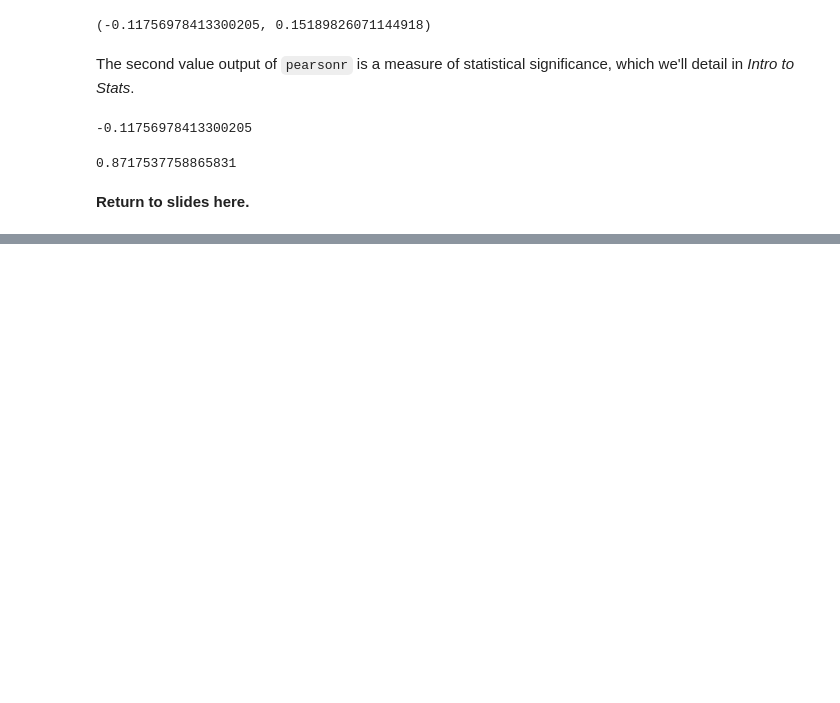
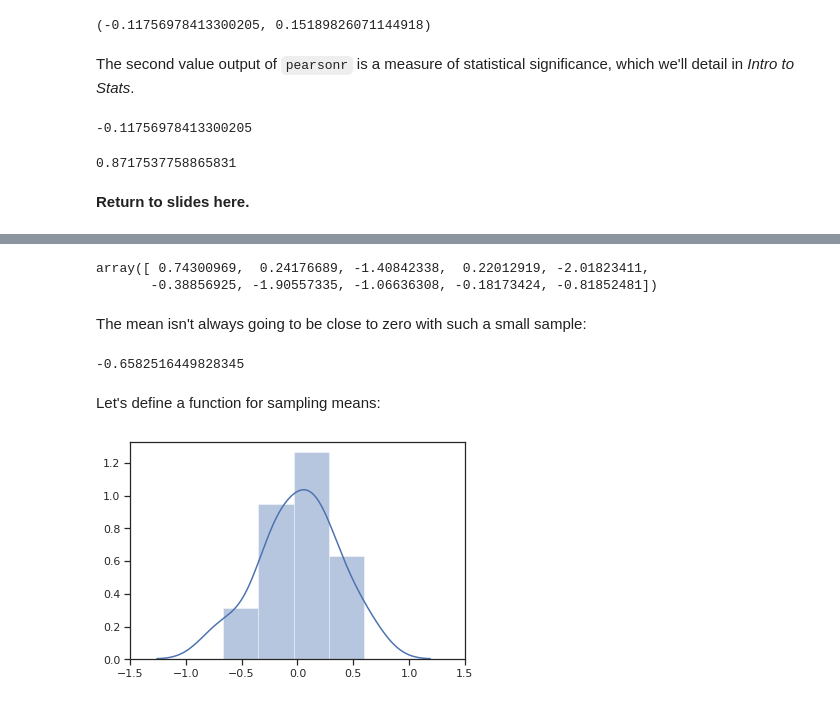
Before and after one commit to jonkrohn/ML-foundations, a Jupyter notebook: notebooks/5-probability.ipynb, the cells around one changed output, grey strips where cells are left out. Drawn from its saved outputs; the diff is of its cells as text; code cells hidden in the pictures; blank space fills up the shorter version.

```diff
--- a/notebooks/5-probability.ipynb
+++ b/notebooks/5-probability.ipynb
@@ -733,0 +792,27 @@ pearsonr(iris.sepal_length, iris.petal_length)[0]
+# %%
+x_sample = np.random.choice(x, size=10, replace=False)
+x_sample
+# %% [output]
+array([ 0.74300969,  0.24176689, -1.40842338,  0.22012919, -2.01823411,
+       -0.38856925, -1.90557335, -1.06636308, -0.18173424, -0.81852481])
+# %% [markdown]
+The mean isn't always going to be close to zero with such a small sample:
+# %%
+np.mean(x_sample)
+# %% [output]
+-0.6582516449828345
+# %% [markdown]
+Let's define a function for sampling means:
+# %%
+def sample_mean_calculator(distribution, sample_size, n_samples):
+    sample_means = []
+    for i in range(n_samples):
+        sample = np.random.choice(distribution, size=sample_size, replace=False)
+        sample_mean = np.mean(sample)
+        sample_means.append(sample_mean)
+    return sample_means
+# %%
+sns.distplot(sample_mean_calculator(x, 10, 10))
+_ = plt.xlim(-1.5, 1.5)
+# %% [output]
+[figure, added]
```
Also changed, not shown: parts of 22 cells of this notebook.
